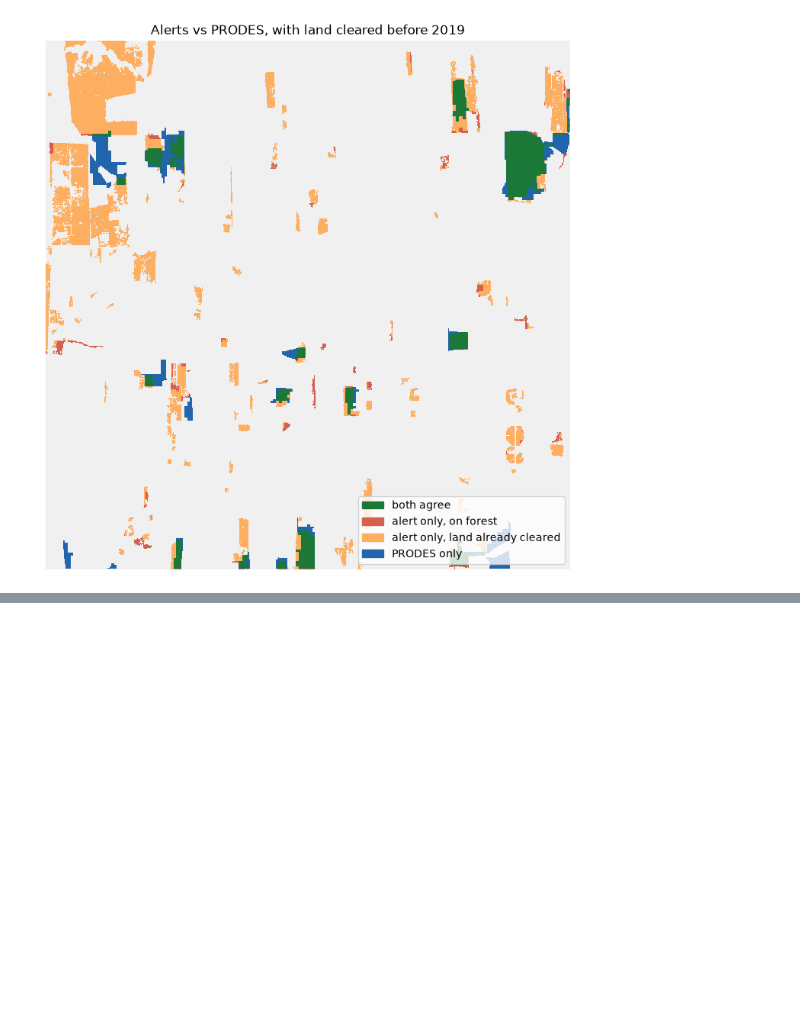
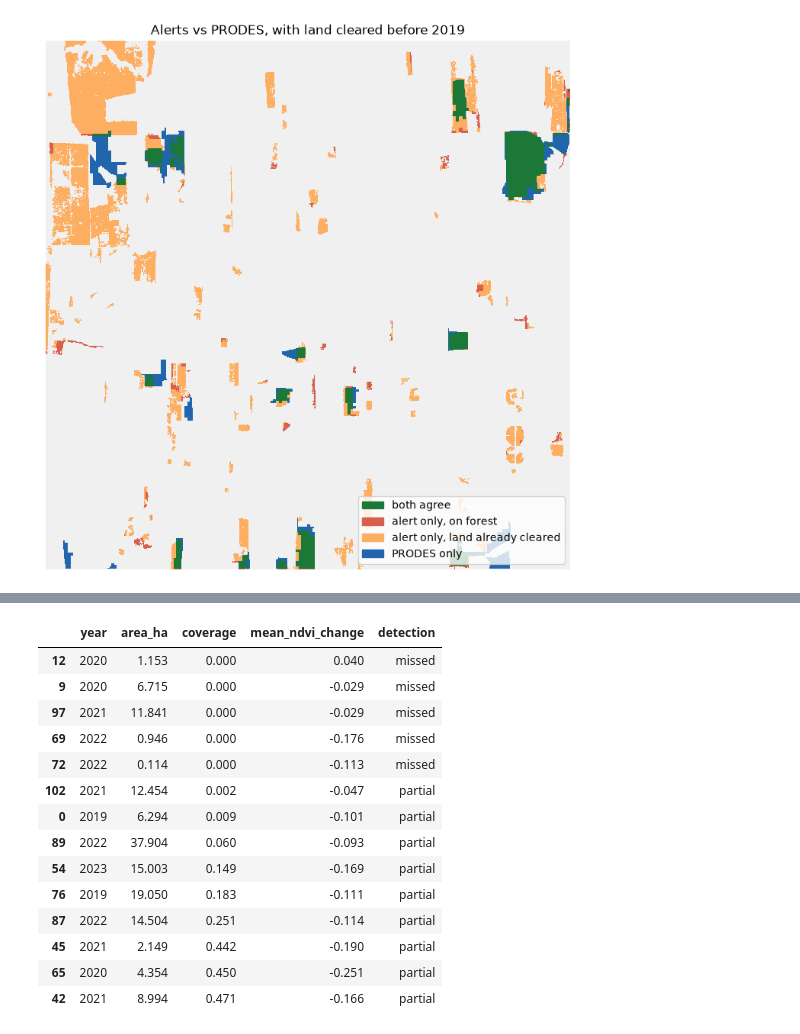
Before and after one commit to AngelicaIseni/Deforestation-Detection, a Jupyter notebook: Validation.ipynb, the cells around one changed output, grey strips where cells are left out. Saved outputs shown, nothing was run; the diff lists cells and outputs as text; code cells hidden in the pictures; blank space fills up the shorter version.

```diff
--- a/Validation.ipynb
+++ b/Validation.ipynb
@@ -377,0 +459,8 @@ plt.show()
+# %%
+def mean_ndvi_change(geometry):
+    clipped = ndvi_raster.rio.clip([geometry], prodes_utm.crs)
+    return float(clipped.mean(skipna=True))
+
+prodes_utm["mean_ndvi_change"] = prodes_utm.geometry.apply(mean_ndvi_change)
+
+prodes_utm.groupby("detection")["mean_ndvi_change"].describe().round(3)
@@ -377,0 +473,20 @@ plt.show()
+# %%
+not_found = prodes_utm[prodes_utm["detection"] != "found"]
+not_found[["year", "area_ha", "coverage", "mean_ndvi_change", "detection"]] \
+    .sort_values("coverage").round(3)
+# %% [output]
+|  | year | area_ha | coverage | mean_ndvi_change | detection |
+| 12 | 2020 | 1.153 | 0.000 | 0.040 | missed |
+| 9 | 2020 | 6.715 | 0.000 | -0.029 | missed |
+| 97 | 2021 | 11.841 | 0.000 | -0.029 | missed |
+| 69 | 2022 | 0.946 | 0.000 | -0.176 | missed |
+| 72 | 2022 | 0.114 | 0.000 | -0.113 | missed |
+| 102 | 2021 | 12.454 | 0.002 | -0.047 | partial |
+| 0 | 2019 | 6.294 | 0.009 | -0.101 | partial |
+| 89 | 2022 | 37.904 | 0.060 | -0.093 | partial |
+| 54 | 2023 | 15.003 | 0.149 | -0.169 | partial |
+| 76 | 2019 | 19.050 | 0.183 | -0.111 | partial |
+| 87 | 2022 | 14.504 | 0.251 | -0.114 | partial |
+| 45 | 2021 | 2.149 | 0.442 | -0.190 | partial |
+| 65 | 2020 | 4.354 | 0.450 | -0.251 | partial |
+| 42 | 2021 | 8.994 | 0.471 | -0.166 | partial |
```
Also changed, not shown: parts of 6 cells of this notebook, 2 other files.
